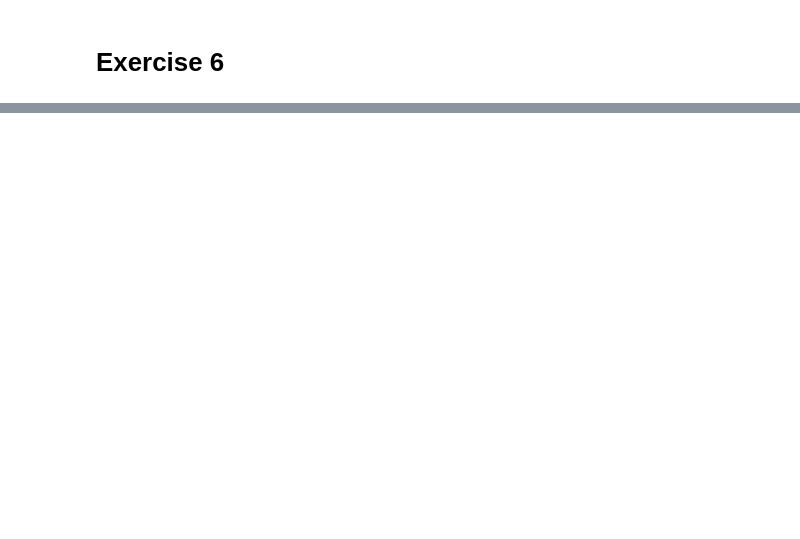
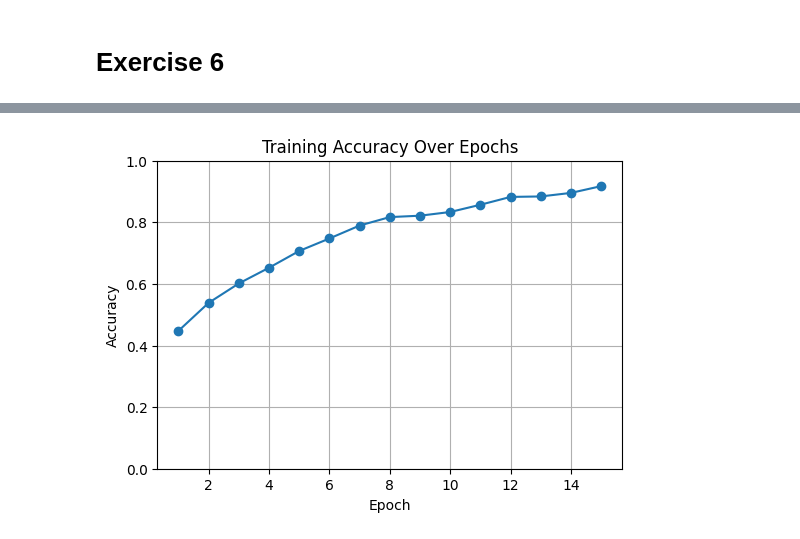
Before and after one commit to jonas-birkeli/machine_learning_3, a Jupyter notebook: main.ipynb, the cells around one changed output, grey strips where cells are left out. Cells and saved outputs as stored; diff of their text form; code cells hidden in the pictures; blank space fills up the shorter version.

```diff
--- a/main.ipynb
+++ b/main.ipynb
@@ -758,12 +810,15 @@ optimizer = optim.SGD(model.parameters(), lr=0.01, momentum=0.9)
 criterion = nn.CrossEntropyLoss()
 # %%
 EPOCHS = 15
+train_acc_list = []  # store accuracy each epoch
 
 for epoch in range(EPOCHS):
     model.train()
     total, correct = 0, 0
+
     for X, y in train_loader:
         X, y = X.to(device), y.to(device)
+
         optimizer.zero_grad()
         out = model(X)
         loss = criterion(out, y)
@@ -774,5 +829,20 @@ for epoch in range(EPOCHS):
         correct += pred.eq(y).sum().item()
         total += y.size(0)
 
-    print(f"Epoch {epoch+1}: Train Acc = {correct/total:.4f}")
+    epoch_acc = correct / total
+    train_acc_list.append(epoch_acc)
+    print(f"Epoch {epoch+1}: Train Acc = {epoch_acc:.4f}")
+
+
+# ---- Plot Training Accuracy ----
+plt.figure(figsize=(6,4))
+plt.plot(range(1, EPOCHS+1), train_acc_list, marker='o')
+plt.title("Training Accuracy Over Epochs")
+plt.xlabel("Epoch")
+plt.ylabel("Accuracy")
+plt.ylim(0, 1)
+plt.grid(True)
+plt.show()
+
+# VERY UNSTABLE
 # %% [output]
@@ -794,3 +864,4 @@ Epoch 15: Train Acc = 0.3125
+[figure, added]
 # %%
 def evaluate_plain():
     model.eval()  # dropout disabled
```
Also changed, not shown: parts of 5 cells of this notebook.
